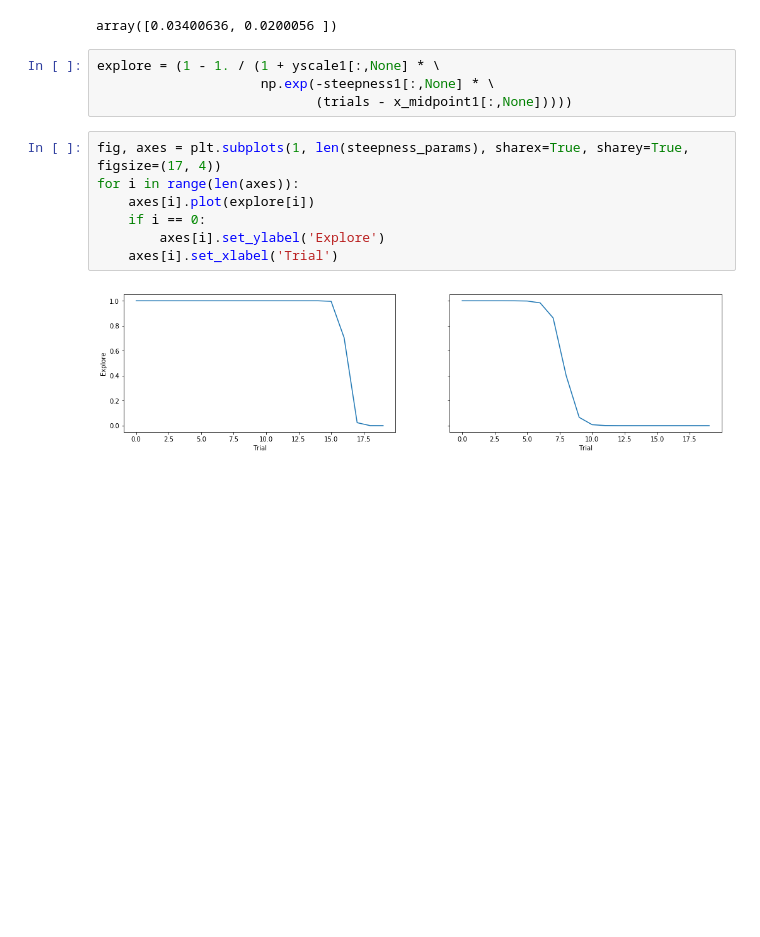
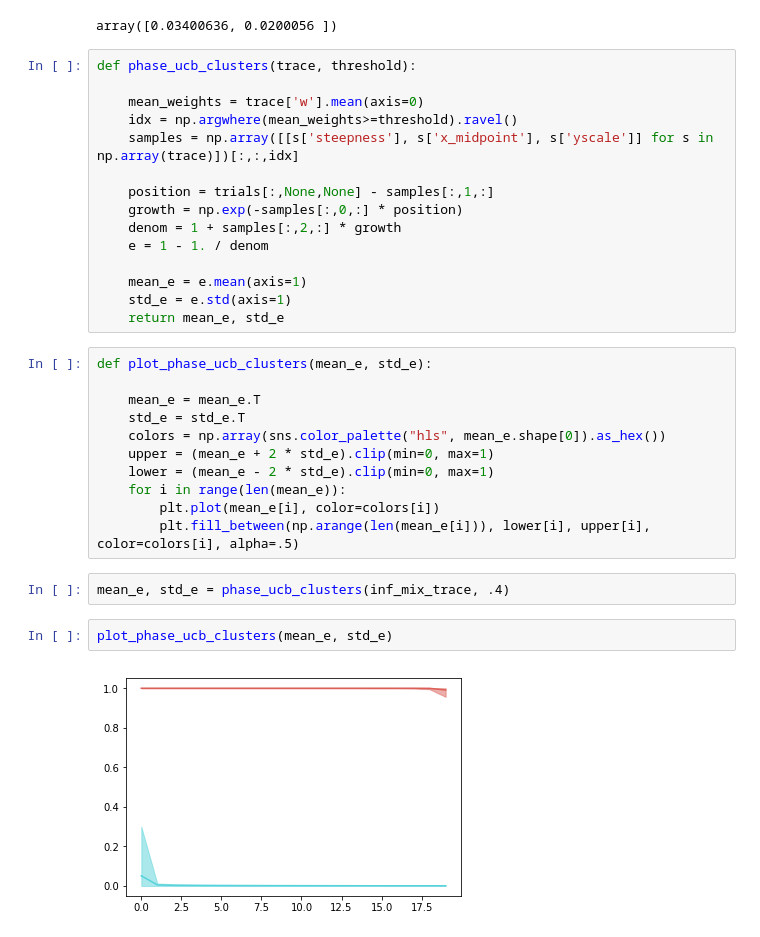
Before and after one commit to bmontambault/Active-Learning, a Jupyter notebook: individual_differences/Phase UCB Mixture Tests.ipynb, the cells around one changed output. Saved outputs shown, nothing was run; the diff lists cells and outputs as text; blank space fills up the shorter version.

```diff
--- a/individual_differences/Phase UCB Mixture Tests.ipynb
+++ b/individual_differences/Phase UCB Mixture Tests.ipynb
@@ -265,16 +266,35 @@ yscale1 = inf_mix_trace['yscale'].mean(axis=0)[:2]
 inf_mix_trace['temperature'].mean(axis=0)[:2]
 # %% [output]
 array([0.03400636, 0.0200056 ])
-# %%
-explore = (1 - 1. / (1 + yscale1[:,None] * \
-                     np.exp(-steepness1[:,None] * \
-                            (trials - x_midpoint1[:,None]))))
-# %%
-fig, axes = plt.subplots(1, len(steepness_params), sharex=True, sharey=True, figsize=(17, 4))
-for i in range(len(axes)):
-    axes[i].plot(explore[i])
-    if i == 0:
-        axes[i].set_ylabel('Explore')
-    axes[i].set_xlabel('Trial')
-# %% [output]
-[figure, removed]
+# %%
+def phase_ucb_clusters(trace, threshold):
+
+    mean_weights = trace['w'].mean(axis=0)
+    idx = np.argwhere(mean_weights>=threshold).ravel()
+    samples = np.array([[s['steepness'], s['x_midpoint'], s['yscale']] for s in np.array(trace)])[:,:,idx]
+
+    position = trials[:,None,None] - samples[:,1,:]
+    growth = np.exp(-samples[:,0,:] * position)
+    denom = 1 + samples[:,2,:] * growth
+    e = 1 - 1. / denom
+
+    mean_e = e.mean(axis=1)
+    std_e = e.std(axis=1)
+    return mean_e, std_e
+# %%
+def plot_phase_ucb_clusters(mean_e, std_e):
+
+    mean_e = mean_e.T
+    std_e = std_e.T
+    colors = np.array(sns.color_palette("hls", mean_e.shape[0]).as_hex())
+    upper = (mean_e + 2 * std_e).clip(min=0, max=1)
+    lower = (mean_e - 2 * std_e).clip(min=0, max=1)
+    for i in range(len(mean_e)):
+        plt.plot(mean_e[i], color=colors[i])
+        plt.fill_between(np.arange(len(mean_e[i])), lower[i], upper[i], color=colors[i], alpha=.5)
+# %%
+mean_e, std_e = phase_ucb_clusters(inf_mix_trace, .4)
+# %%
+plot_phase_ucb_clusters(mean_e, std_e)
+# %% [output]
+[figure, added]
```
Also changed, not shown: parts of 7 cells of this notebook.
